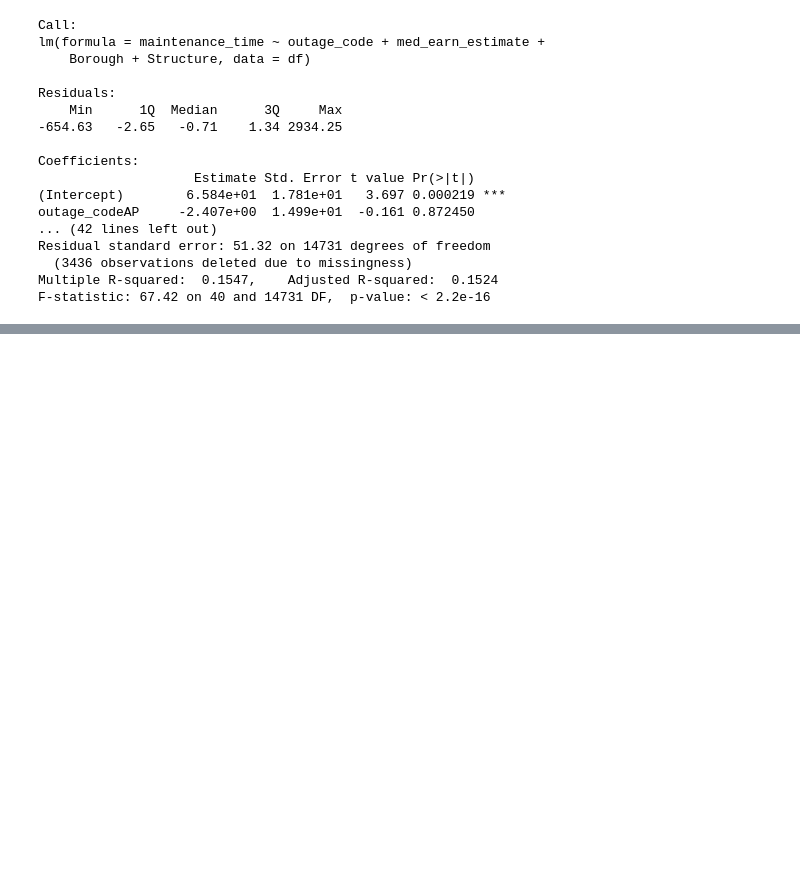
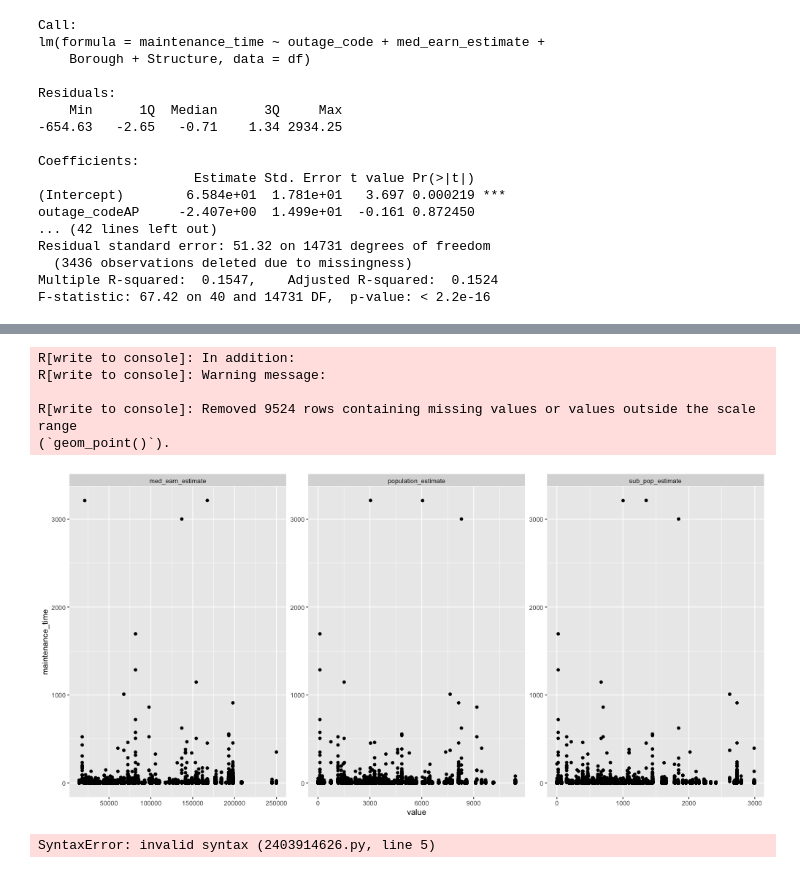
Before and after one commit to data4news-students/connect-to-census-sabinahung, a Jupyter notebook: foil_data/multivariable-regression.ipynb, the cells around one changed output, grey strips where cells are left out. Saved outputs shown, nothing was run; the diff lists cells and outputs as text; code cells hidden in the pictures; blank space fills up the shorter version.

Commit message:
plot response variable chart

```diff
--- a/foil_data/multivariable-regression.ipynb
+++ b/foil_data/multivariable-regression.ipynb
@@ -320,0 +316,12 @@ F-statistic: 67.42 on 40 and 14731 DF,  p-value: < 2.2e-16
+# %%
+%%R
+# keep only outage_code + sub_pop_estimate + med_earn_estimate + Structure + Borough + population_estimate + maintenance_time in df_model
+df_model <- df %>%
+    select(outage_code, sub_pop_estimate, med_earn_estimate, Structure, Borough, population_estimate, maintenance_time)
+
+# pivot df_model from wide to long using pivot_longer on all columns except the index
+# and the column we want to predict (maintenance_time)
+df_long <- df_model %>%
+    pivot_longer(cols = -c(outage_code, Structure, Borough, maintenance_time), names_to = "variable", values_to = "value")
+
+df_long
@@ -320,0 +344,30 @@ F-statistic: 67.42 on 40 and 14731 DF,  p-value: < 2.2e-16
+# %%
+%%R -w 1000
+
+df_long %>%
+        ggplot() +
+        aes(x=value, y=maintenance_time) +
+        geom_point() +
+        # geom_smooth(method = "lm") +
+        facet_wrap(~variable, scales = "free")
+# %% [output]
+R[write to console]: In addition:
+R[write to console]: Warning message:
+
+R[write to console]: Removed 9524 rows containing missing values or values outside the scale range
+(`geom_point()`).
+[figure, added]
+# %%
+# filter out maintenance_time < 5
+
+%%R -w 1000
+
+df_long %>%
+        filter(maintenance_time > 5) %>%
+        ggplot() +
+        aes(x=value, y=maintenance_time) +
+        geom_point() +
+        # geom_smooth(method = "lm") +
+        facet_wrap(~variable, scales = "free")
+# %% [output]
+SyntaxError: invalid syntax (2403914626.py, line 5)
```
Also changed, not shown: parts of 3 cells of this notebook.
